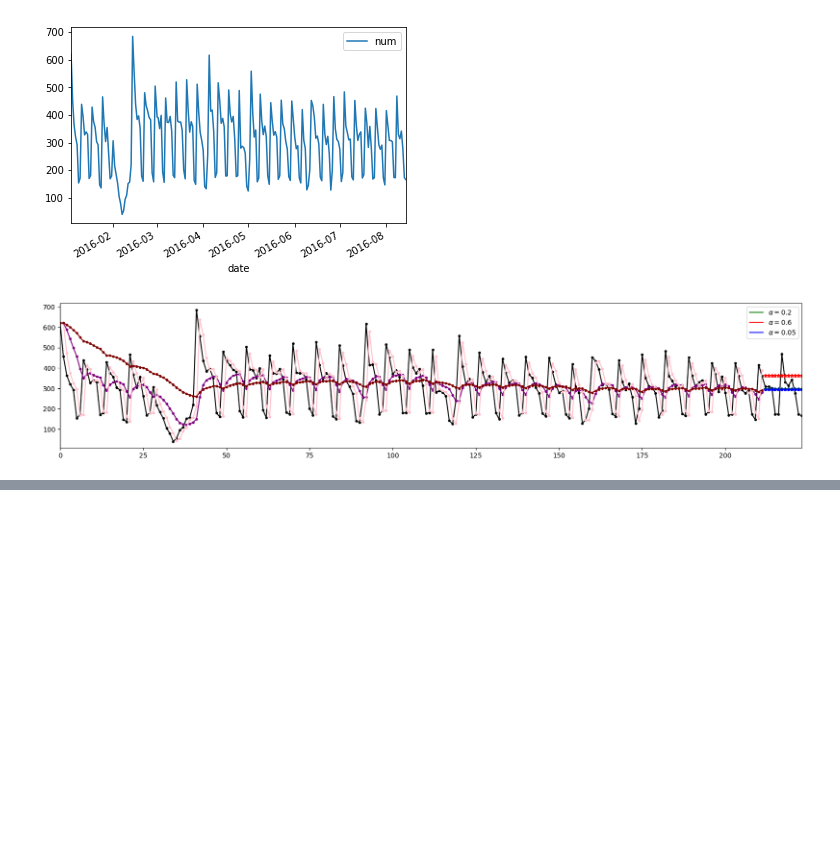
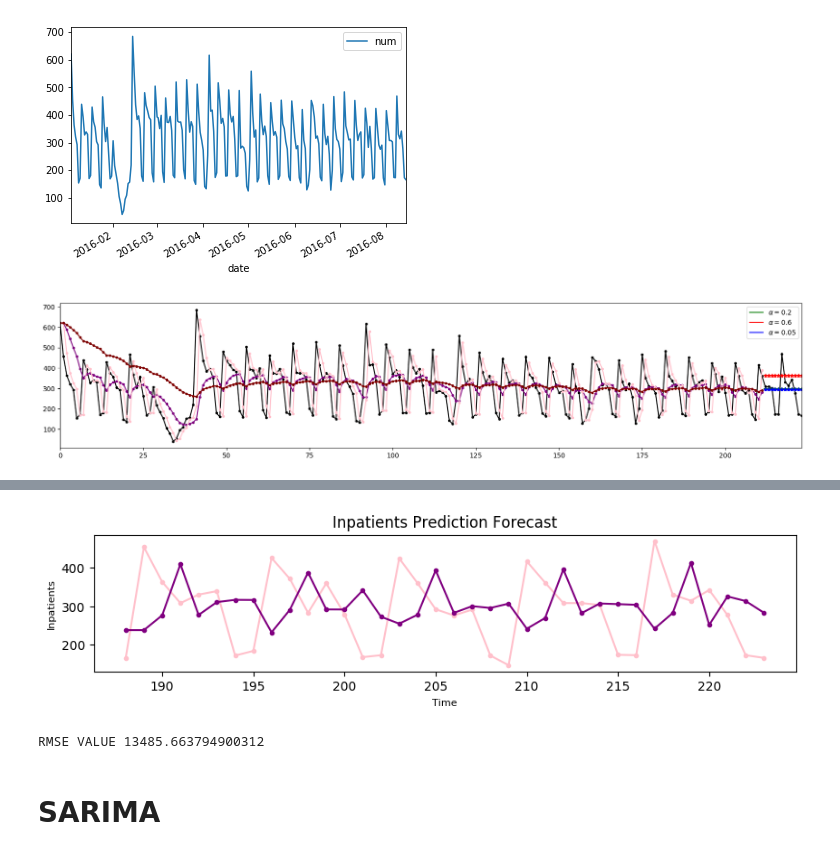
Before and after one commit to thefr33radical/hybrid_forecasting, a Jupyter notebook: code/models.ipynb, the cells around one changed output, grey strips where cells are left out. Saved outputs shown, nothing was run; the diff lists cells and outputs as text; code cells hidden in the pictures; blank space fills up the shorter version.

```diff
--- a/code/models.ipynb
+++ b/code/models.ipynb
@@ -96,0 +101,18 @@ plt.show()
+# %%
+from statsmodels.tsa.api import ExponentialSmoothing, SimpleExpSmoothing, Holt, SARIMAX
+import pandas as pd
+import datetime
+from matplotlib import pyplot as plt
+import requests
+import io
+from sklearn.metrics import mean_squared_error as rms
+import numpy as np
+
+data = pd.read_csv("https://raw.githubusercontent.com/thefr33radical/hybrid_forecasting/master/data/parsed_inpatients.csv", error_bad_lines=False,header=0, parse_dates=[1], index_col=0, squeeze=True)
+data["num"] = data["num"].astype(float)
+# %%
+from statsmodels.tsa.arima_model import ARIMA
+
+model = ARIMA((data["num"]),(2, 0, 1))
+arima_fit= model.fit()
+print(arima_fit.summary())
@@ -96,0 +137,39 @@ plt.show()
+# %%
+# Rollling Forecast
+
+# Number of days to Forecast Parameter
+end =36
+values = data.iloc[:-end,1]
+actual_values = data.iloc[len(data)-end:,1]
+pred_values=[]
+indexes=data.iloc[len(data)-end:,1].index
+
+for i in range(end):
+  model = ARIMA((values),(2, 0, 1))
+  arima_fit= model.fit()
+
+  fnext = arima_fit.forecast()[0][0]
+  pred_values.append(fnext)
+  values = data.iloc[:-end+i,1]
+
+pred_values=pd.Series(pred_values)
+pred_values.index=indexes
+
+#Doubt
+#pred_values=pred_values.shift(-1)[:]
+plt.figure(num=None, figsize=(10, 2), dpi=100,facecolor='w', edgecolor='k')
+plt.xlabel('Time', fontsize=8)
+plt.ylabel('Inpatients', fontsize=8)
+plt.plot(actual_values,marker='.', color='pink')
+plt.plot(pred_values,marker='.', color='purple')
+plt.title("Inpatients Prediction Forecast",fontsize=12)
+plt.show()
+
+# Needs correction ??
+print("RMSE VALUE",rms(actual_values,pred_values))
+#print(actual_values,pred_values)
+# %% [output]
+[figure, added]
+RMSE VALUE 13485.663794900312
+# %% [markdown]
+# SARIMA
```
Also changed, not shown: parts of 8 cells of this notebook.
